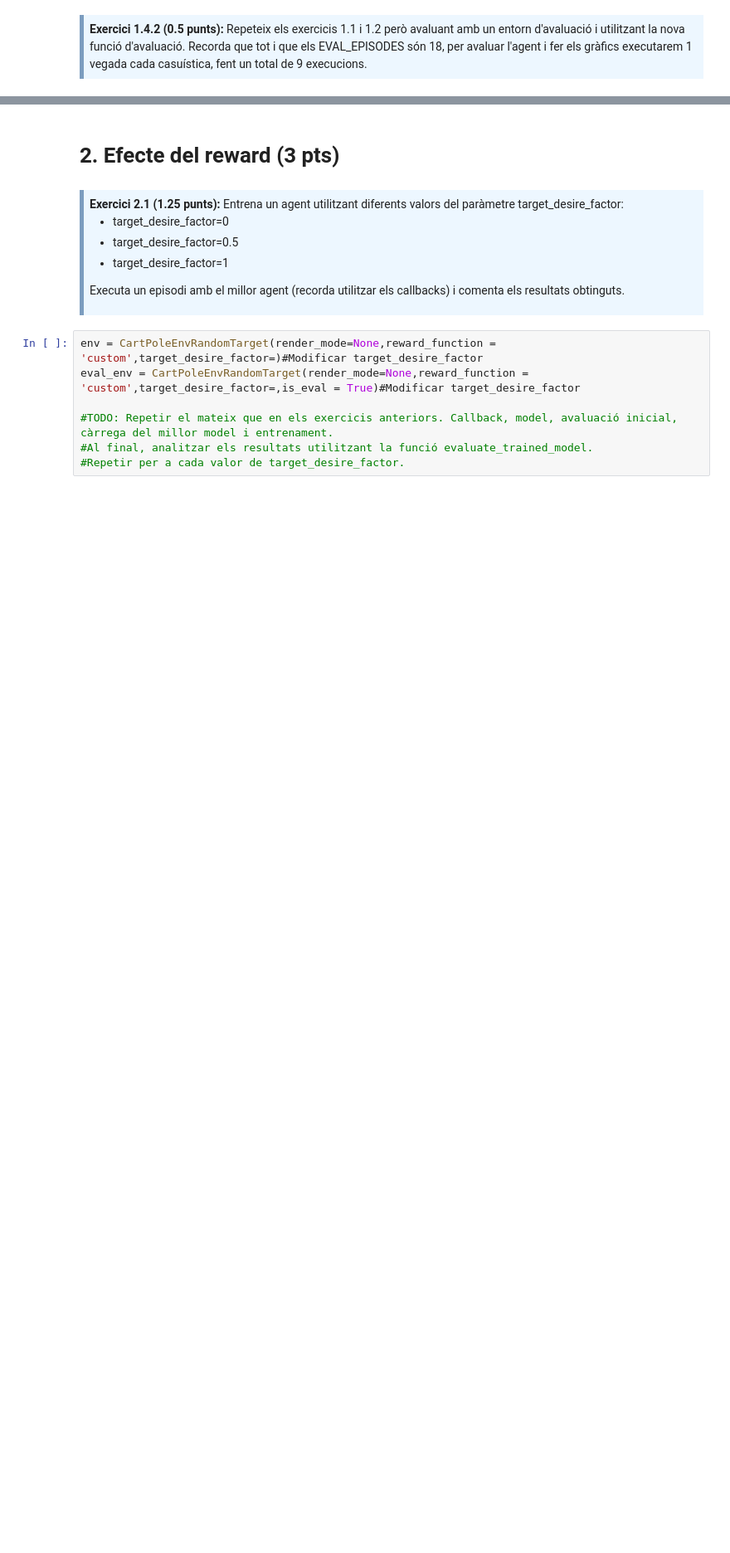
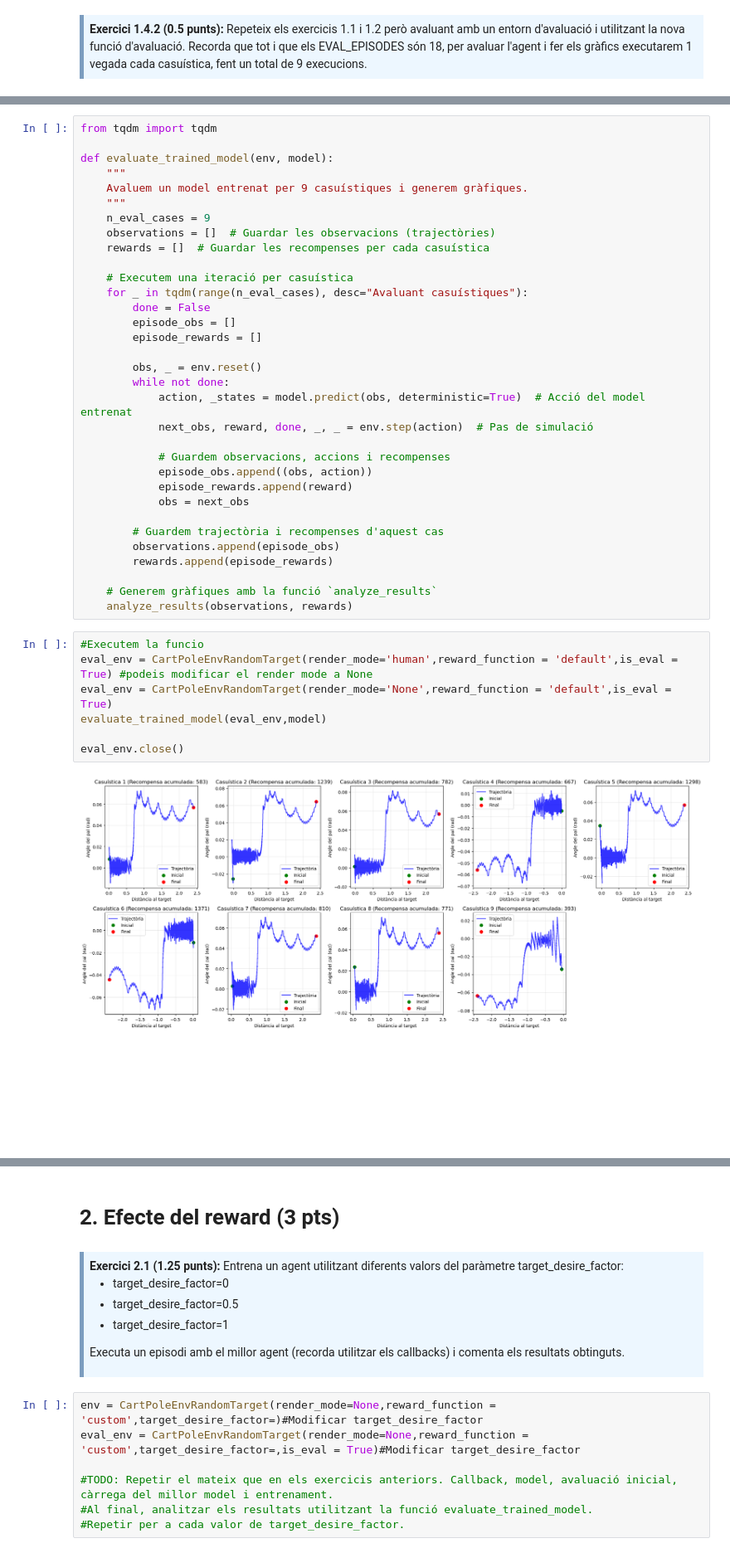
Before and after one commit to xaviermaltas/ReinforcementLearning, a Jupyter notebook: PAC3/M2_983_PEC3_Enunciat_def.ipynb, the cells around one changed output, grey strips where cells are left out. Shown at 83% size. Cells and saved outputs as stored; diff of their text form; blank space fills up the shorter version.

Commit message:
feat: 1.3 done

```diff
--- a/PAC3/M2_983_PEC3_Enunciat_def.ipynb
+++ b/PAC3/M2_983_PEC3_Enunciat_def.ipynb
@@ -1249,0 +1332,42 @@ evaluate_trained_model(eval_env,model)
+# %%
+from tqdm import tqdm
+
+def evaluate_trained_model(env, model):
+    """
+    Avaluem un model entrenat per 9 casuístiques i generem gràfiques.
+    """
+    n_eval_cases = 9
+    observations = []  # Guardar les observacions (trajectòries)
+    rewards = []  # Guardar les recompenses per cada casuística
+
+    # Executem una iteració per casuística
+    for _ in tqdm(range(n_eval_cases), desc="Avaluant casuístiques"):
+        done = False
+        episode_obs = []
+        episode_rewards = []
+
+        obs, _ = env.reset()
+        while not done:
+            action, _states = model.predict(obs, deterministic=True)  # Acció del model entrenat
+            next_obs, reward, done, _, _ = env.step(action)  # Pas de simulació
+
+            # Guardem observacions, accions i recompenses
+            episode_obs.append((obs, action))
+            episode_rewards.append(reward)
+            obs = next_obs
+
+        # Guardem trajectòria i recompenses d'aquest cas
+        observations.append(episode_obs)
+        rewards.append(episode_rewards)
+
+    # Generem gràfiques amb la funció `analyze_results`
+    analyze_results(observations, rewards)
+# %%
+#Executem la funcio
+eval_env = CartPoleEnvRandomTarget(render_mode='human',reward_function = 'default',is_eval = True) #podeis modificar el render mode a None
+eval_env = CartPoleEnvRandomTarget(render_mode='None',reward_function = 'default',is_eval = True)
+evaluate_trained_model(eval_env,model)
+
+eval_env.close()
+# %% [output]
+[figure, added]
```
Also changed, not shown: parts of 14 cells of this notebook, 3 other files.
